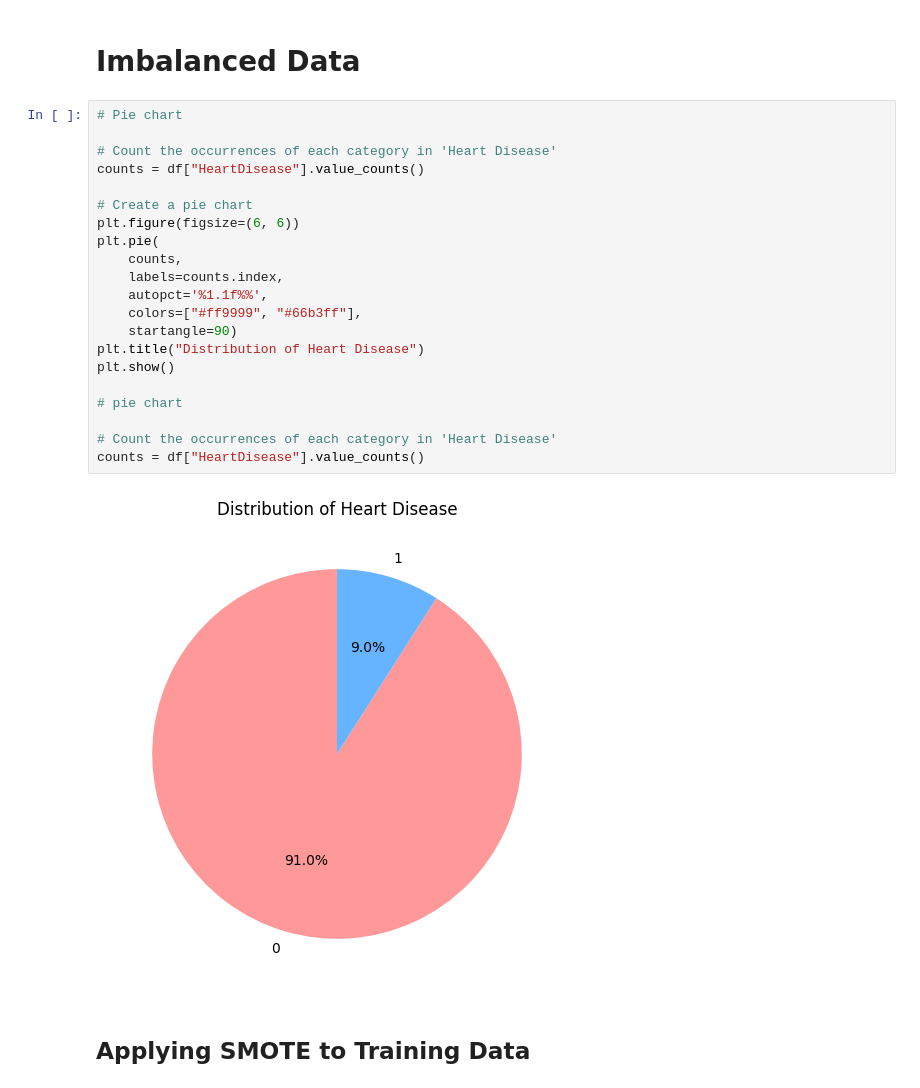
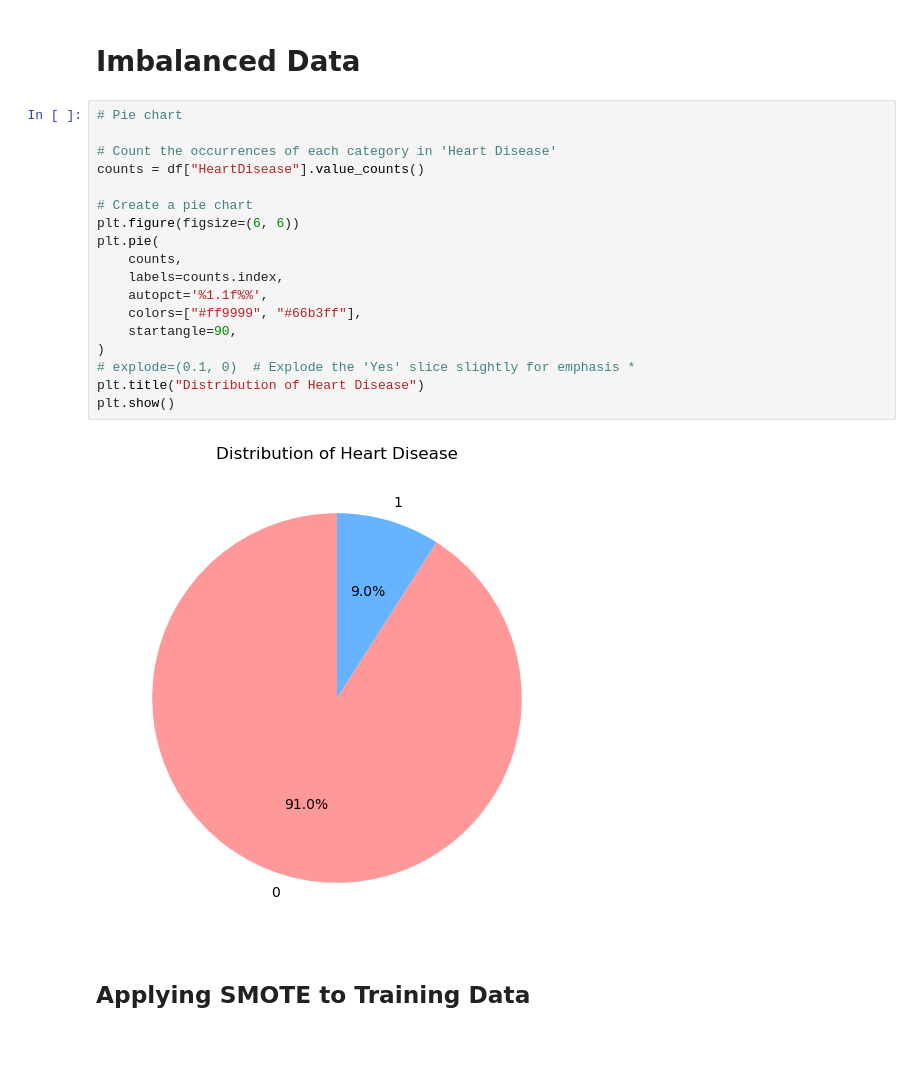
Before and after one commit to mh2025rice/dsci-303, a Jupyter notebook: DSCI_303_FINAL_VERSION_Heart_Disease_Project.ipynb, the cells around one changed output. Cells and saved outputs as stored; diff of their text form; blank space fills up the shorter version.

```diff
--- a/DSCI_303_FINAL_VERSION_Heart_Disease_Project.ipynb
+++ b/DSCI_303_FINAL_VERSION_Heart_Disease_Project.ipynb
@@ -592,26 +585,23 @@ Confusion Matrix:
 # %%
 # Pie chart
 
 # Count the occurrences of each category in 'Heart Disease'
 counts = df["HeartDisease"].value_counts()
 
 # Create a pie chart
 plt.figure(figsize=(6, 6))
 plt.pie(
     counts,
     labels=counts.index,
     autopct='%1.1f%%',
     colors=["#ff9999", "#66b3ff"],
-    startangle=90)
+    startangle=90,
+)
+# explode=(0.1, 0)  # Explode the 'Yes' slice slightly for emphasis *
 plt.title("Distribution of Heart Disease")
 plt.show()
-
-# pie chart
-
-# Count the occurrences of each category in 'Heart Disease'
-counts = df["HeartDisease"].value_counts()
 # %% [output]
-[figure, old version]
+[figure, new version]
 # %% [markdown]
 ## Applying SMOTE to Training Data
 # %%
```
Also changed, not shown: parts of 18 cells of this notebook.
